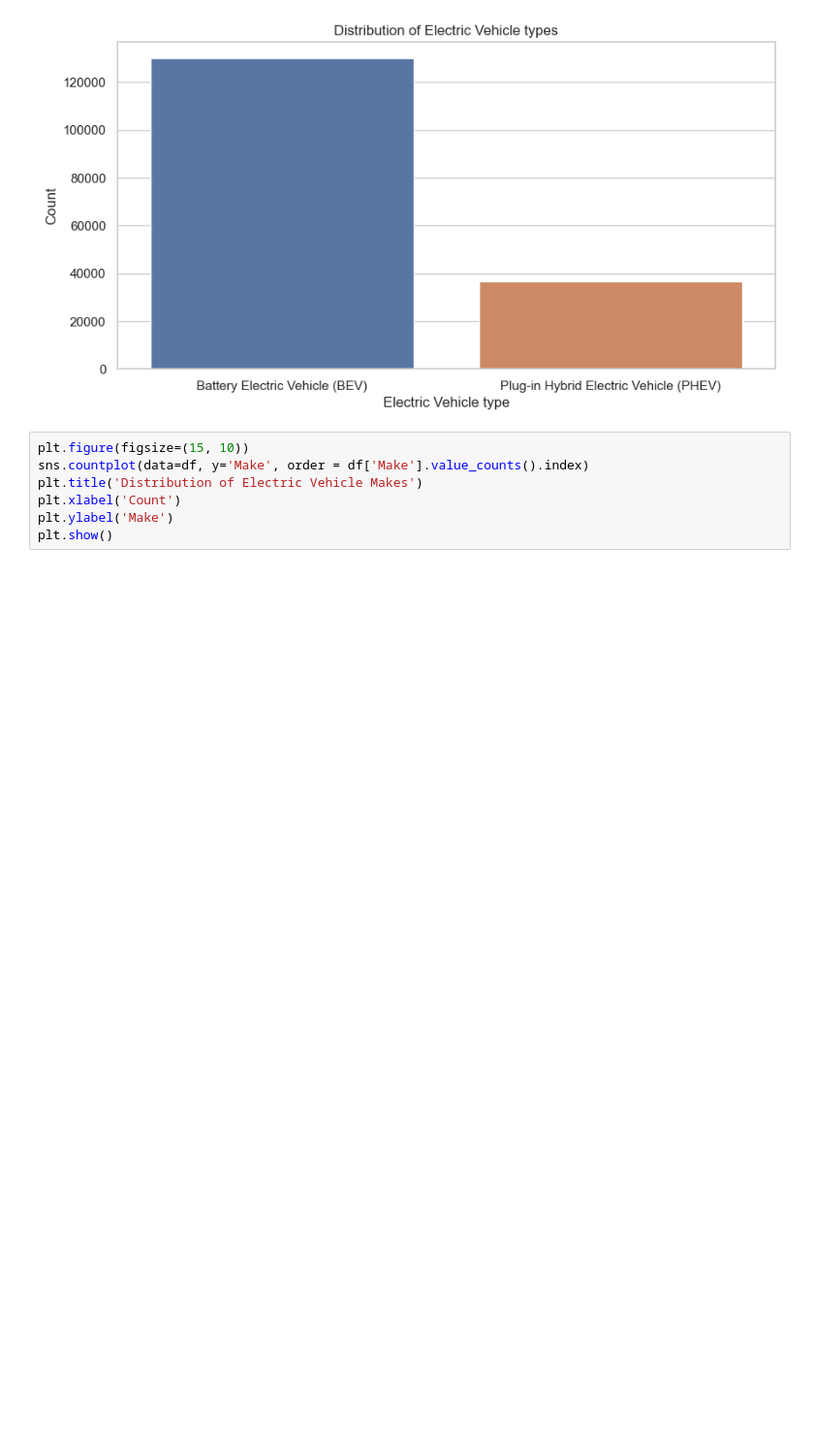
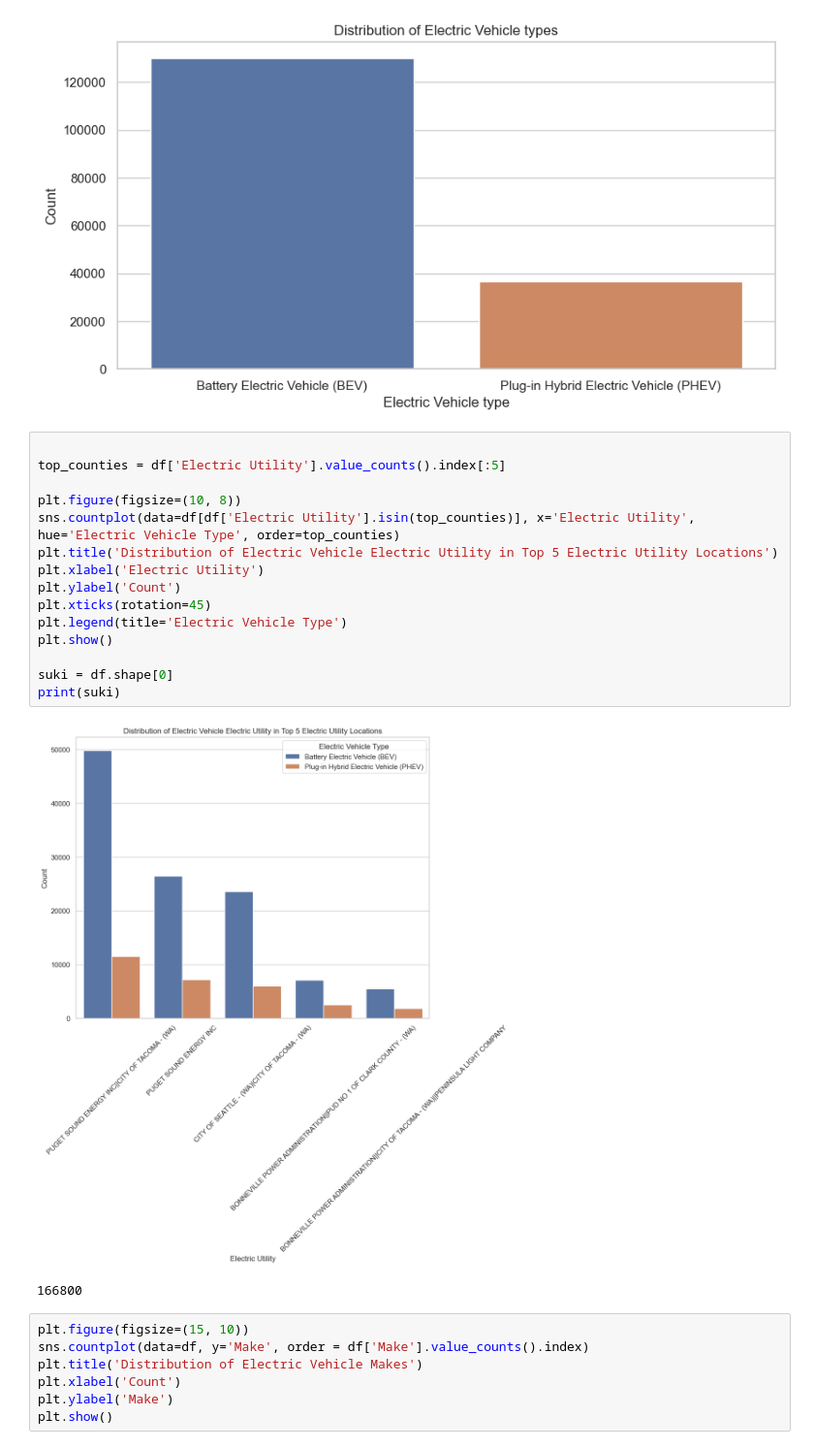
Before and after one commit to Sukhrajb1988/Project3, a Jupyter notebook: Project 3/Sukhraj_Bains_Project3_Explotaory_Nalysis.ipynb, the cells around one changed output. Shown: that part at 97% size. Drawn from its saved outputs; the diff is of its cells as text; blank space fills up the shorter version.

```diff
--- a/Project 3/Sukhraj_Bains_Project3_Explotaory_Nalysis.ipynb
+++ b/Project 3/Sukhraj_Bains_Project3_Explotaory_Nalysis.ipynb
@@ -100,6 +100,24 @@ plt.show
 # %% [output]
 <function matplotlib.pyplot.show(close=None, block=None)>
 [figure]
+# %%
+
+top_counties = df['Electric Utility'].value_counts().index[:5]
+
+plt.figure(figsize=(10, 8))
+sns.countplot(data=df[df['Electric Utility'].isin(top_counties)], x='Electric Utility', hue='Electric Vehicle Type', order=top_counties)
+plt.title('Distribution of Electric Vehicle Electric Utility in Top 5 Electric Utility Locations')
+plt.xlabel('Electric Utility')
+plt.ylabel('Count')
+plt.xticks(rotation=45)
+plt.legend(title='Electric Vehicle Type')
+plt.show()
+
+suki = df.shape[0]
+print(suki)
+# %% [output]
+[figure, added]
+166800
 # %%
 plt.figure(figsize=(15, 10))
 sns.countplot(data=df, y='Make', order = df['Make'].value_counts().index)
```
Also changed, not shown: parts of 4 cells of this notebook.
